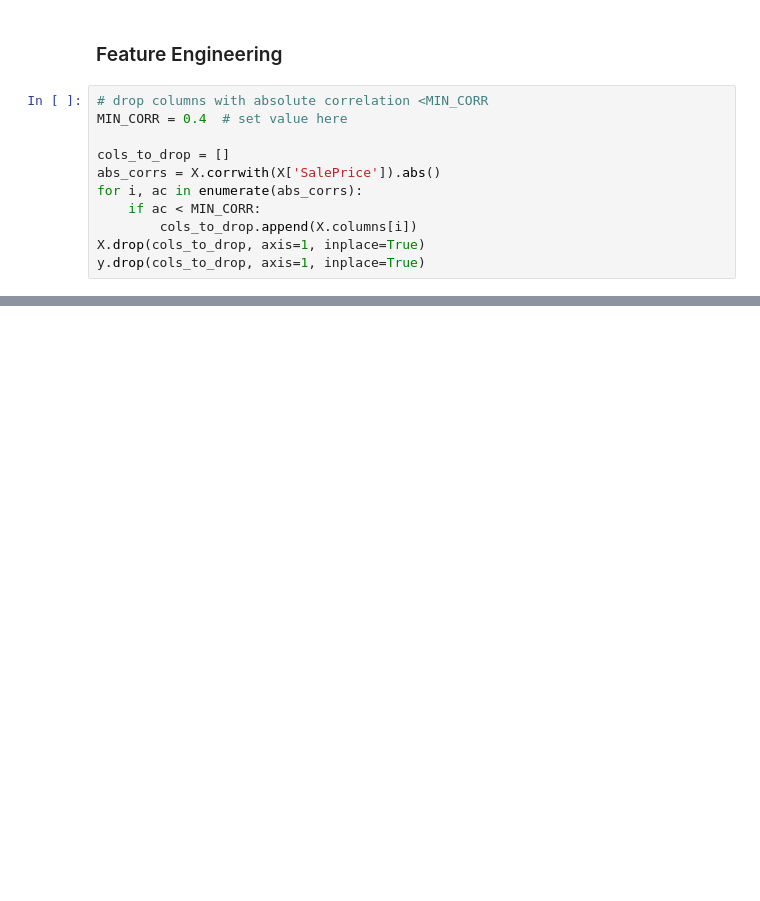
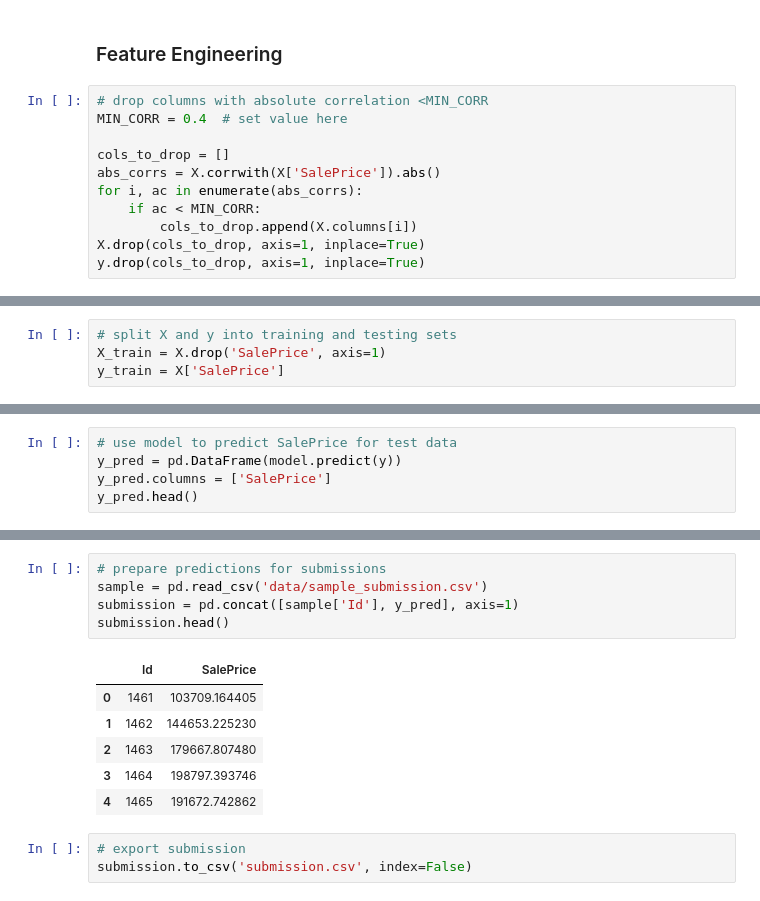
Before and after one commit to mxsaad/house-price-predictor, a Jupyter notebook: model.ipynb, the cells around one changed output, grey strips where cells are left out. Saved outputs shown, nothing was run; the diff lists cells and outputs as text; blank space fills up the shorter version.

```diff
--- a/model.ipynb
+++ b/model.ipynb
@@ -210,0 +215,4 @@ Text(0.5, 1.0, 'X Correlation Matrix')
+# %%
+# split X and y into training and testing sets
+X_train = X.drop('SalePrice', axis=1)
+y_train = X['SalePrice']
@@ -210,0 +229,5 @@ Text(0.5, 1.0, 'X Correlation Matrix')
+# %%
+# use model to predict SalePrice for test data
+y_pred = pd.DataFrame(model.predict(y))
+y_pred.columns = ['SalePrice']
+y_pred.head()
@@ -210,0 +241,15 @@ Text(0.5, 1.0, 'X Correlation Matrix')
+# %%
+# prepare predictions for submissions
+sample = pd.read_csv('data/sample_submission.csv')
+submission = pd.concat([sample['Id'], y_pred], axis=1)
+submission.head()
+# %% [output]
+|  | Id | SalePrice |
+| 0 | 1461 | 103709.164405 |
+| 1 | 1462 | 144653.225230 |
+| 2 | 1463 | 179667.807480 |
+| 3 | 1464 | 198797.393746 |
+| 4 | 1465 | 191672.742862 |
+# %%
+# export submission
+submission.to_csv('submission.csv', index=False)
```
Also changed, not shown: parts of 7 cells of this notebook, 1 other file.
